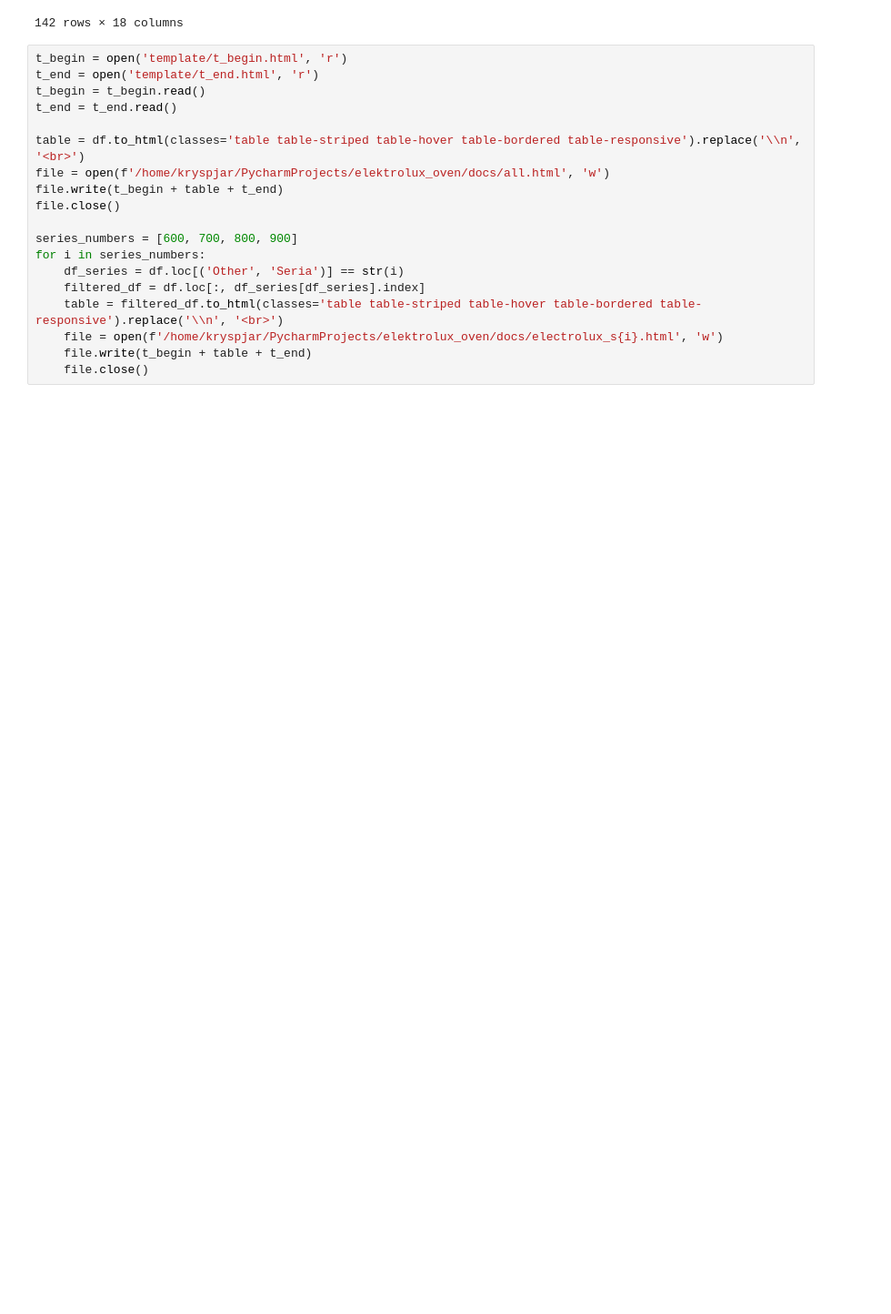
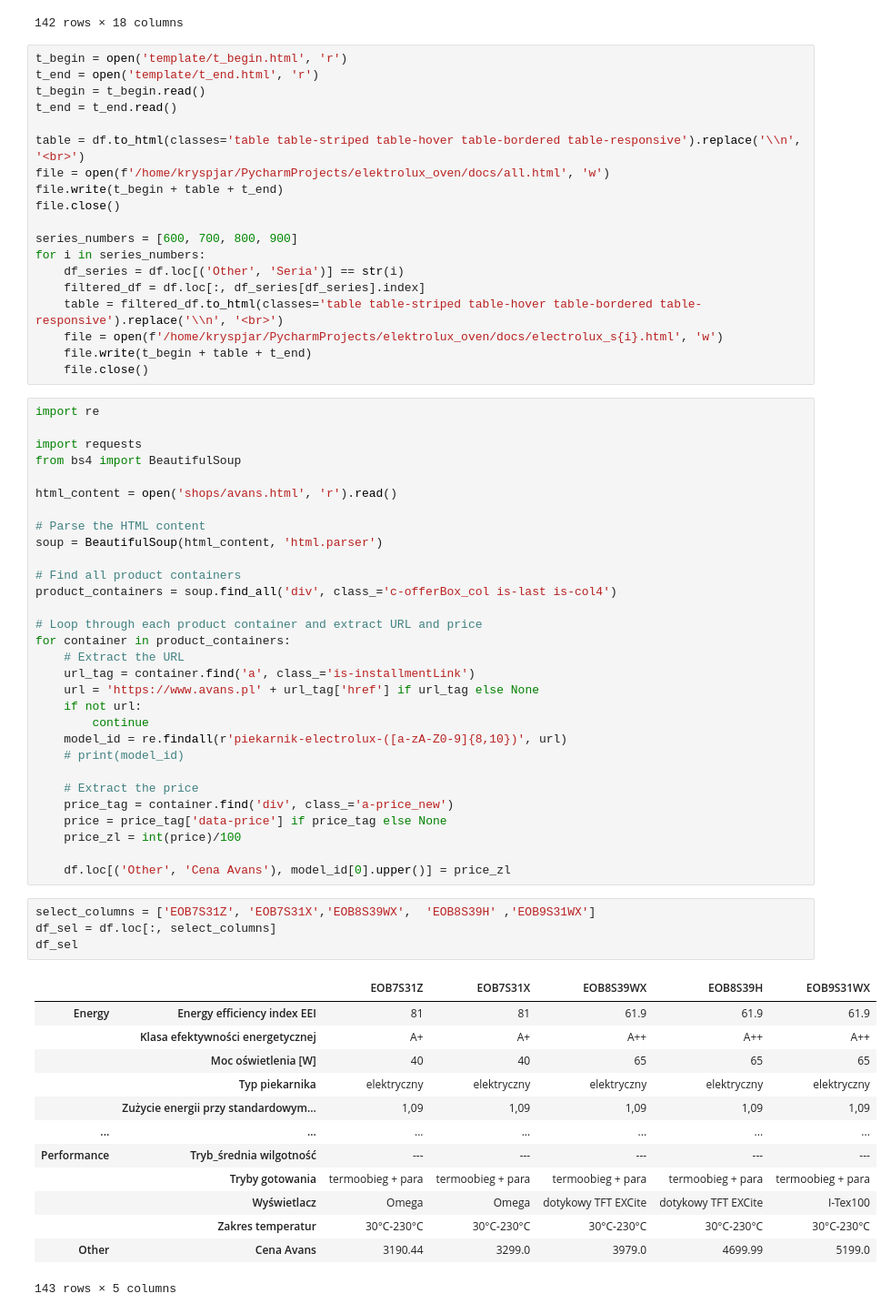
Before and after one commit to JrkKrs/electrolux-oven-compare, a Jupyter notebook: elektrolux.ipynb, the cells around one changed output. Shown: that part at 91% size. Cells and saved outputs as stored; diff of their text form; blank space fills up the shorter version.

```diff
--- a/elektrolux.ipynb
+++ b/elektrolux.ipynb
@@ -228,3 +228,51 @@ for i in series_numbers:
     file = open(f'/home/kryspjar/PycharmProjects/elektrolux_oven/docs/electrolux_s{i}.html', 'w')
     file.write(t_begin + table + t_end)
     file.close()
+# %%
+import re
+
+import requests
+from bs4 import BeautifulSoup
+
+html_content = open('shops/avans.html', 'r').read()
+
+# Parse the HTML content
+soup = BeautifulSoup(html_content, 'html.parser')
+
+# Find all product containers
+product_containers = soup.find_all('div', class_='c-offerBox_col is-last is-col4')
+
+# Loop through each product container and extract URL and price
+for container in product_containers:
+    # Extract the URL
+    url_tag = container.find('a', class_='is-installmentLink')
+    url = 'https://www.avans.pl' + url_tag['href'] if url_tag else None
+    if not url:
+        continue
+    model_id = re.findall(r'piekarnik-electrolux-([a-zA-Z0-9]{8,10})', url)
+    # print(model_id)
+
+    # Extract the price
+    price_tag = container.find('div', class_='a-price_new')
+    price = price_tag['data-price'] if price_tag else None
+    price_zl = int(price)/100
+
+    df.loc[('Other', 'Cena Avans'), model_id[0].upper()] = price_zl
+# %%
+select_columns = ['EOB7S31Z', 'EOB7S31X','EOB8S39WX',  'EOB8S39H' ,'EOB9S31WX']
+df_sel = df.loc[:, select_columns]
+df_sel
+# %% [output]
+|  |  | EOB7S31Z | EOB7S31X | EOB8S39WX | EOB8S39H | EOB9S31WX |
+| Energy | Energy efficiency index EEI | 81 | 81 | 61.9 | 61.9 | 61.9 |
+|  | Klasa efektywności energetycznej | A+ | A+ | A++ | A++ | A++ |
+|  | Moc oświetlenia [W] | 40 | 40 | 65 | 65 | 65 |
+|  | Typ piekarnika | elektryczny | elektryczny | elektryczny | elektryczny | elektryczny |
+|  | Zużycie energii przy standardowym... | 1,09 | 1,09 | 1,09 | 1,09 | 1,09 |
+| ... | ... | ... | ... | ... | ... | ... |
+| Performance | Tryb_średnia wilgotność | --- | --- | --- | --- | --- |
+|  | Tryby gotowania | termoobieg + para | termoobieg + para | termoobieg + para | termoobieg + para | termoobieg + para |
+|  | Wyświetlacz | Omega | Omega | dotykowy TFT EXCite | dotykowy TFT EXCite | I-Tex100 |
+|  | Zakres temperatur | 30°C-230°C | 30°C-230°C | 30°C-230°C | 30°C-230°C | 30°C-230°C |
+| Other | Cena Avans | 3190.44 | 3299.0 | 3979.0 | 4699.99 | 5199.0 |
+143 rows × 5 columns
```
Also changed, not shown: 3 other files.
